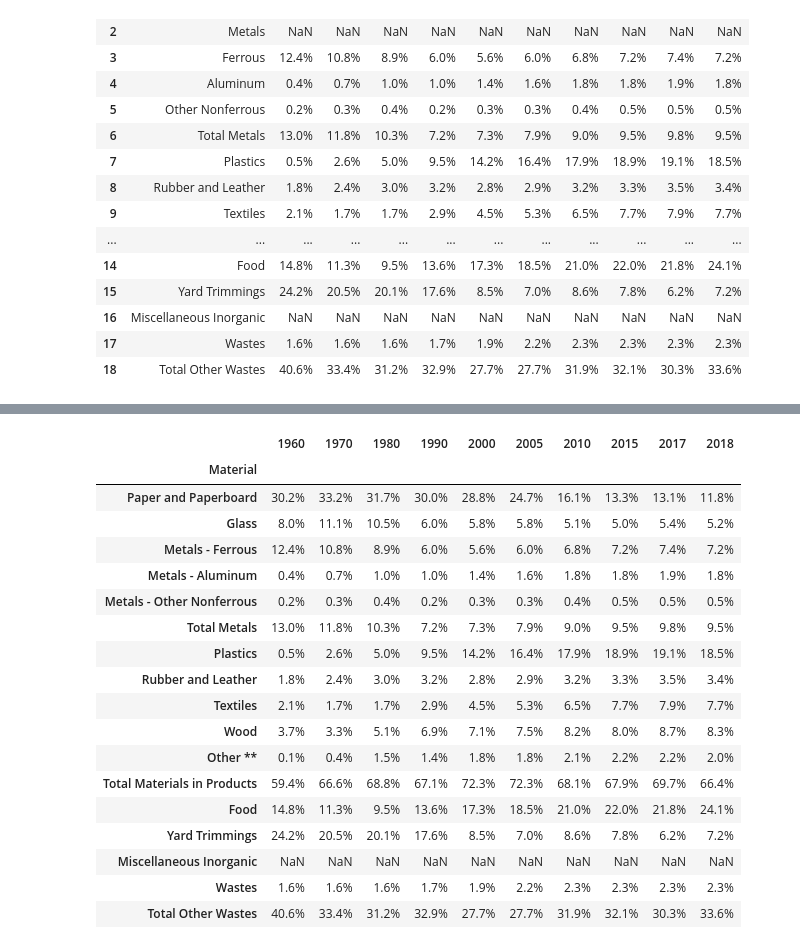
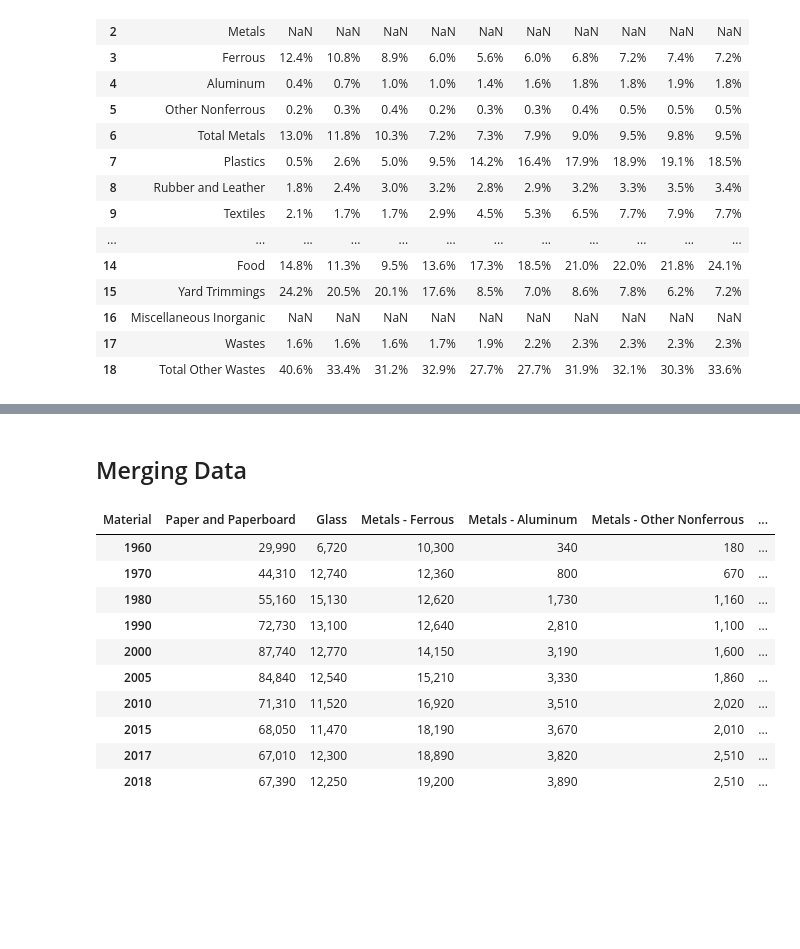
Before and after one commit to nonlocal-lia/food_waste, a Jupyter notebook: data/extract_data.ipynb, the cells around one changed output, grey strips where cells are left out. Cells and saved outputs as stored; diff of their text form; code cells hidden in the pictures; blank space fills up the shorter version.

Commit message:
merged data

```diff
--- a/data/extract_data.ipynb
+++ b/data/extract_data.ipynb
@@ -813,25 +877,18 @@ landfilled_percent.columns = column_names
-# %%
-landfilled_percent.set_index('Material', inplace=True)
-landfilled_percent
-# %% [output]
-|  | 1960 | 1970 | 1980 | 1990 | 2000 | 2005 | 2010 | 2015 | 2017 | 2018 |
-| Material |  |  |  |  |  |  |  |  |  |  |
-| Paper and Paperboard | 30.2% | 33.2% | 31.7% | 30.0% | 28.8% | 24.7% | 16.1% | 13.3% | 13.1% | 11.8% |
-| Glass | 8.0% | 11.1% | 10.5% | 6.0% | 5.8% | 5.8% | 5.1% | 5.0% | 5.4% | 5.2% |
-| Metals - Ferrous | 12.4% | 10.8% | 8.9% | 6.0% | 5.6% | 6.0% | 6.8% | 7.2% | 7.4% | 7.2% |
-| Metals - Aluminum | 0.4% | 0.7% | 1.0% | 1.0% | 1.4% | 1.6% | 1.8% | 1.8% | 1.9% | 1.8% |
-| Metals - Other Nonferrous | 0.2% | 0.3% | 0.4% | 0.2% | 0.3% | 0.3% | 0.4% | 0.5% | 0.5% | 0.5% |
-| Total Metals | 13.0% | 11.8% | 10.3% | 7.2% | 7.3% | 7.9% | 9.0% | 9.5% | 9.8% | 9.5% |
-| Plastics | 0.5% | 2.6% | 5.0% | 9.5% | 14.2% | 16.4% | 17.9% | 18.9% | 19.1% | 18.5% |
-| Rubber and Leather | 1.8% | 2.4% | 3.0% | 3.2% | 2.8% | 2.9% | 3.2% | 3.3% | 3.5% | 3.4% |
-| Textiles | 2.1% | 1.7% | 1.7% | 2.9% | 4.5% | 5.3% | 6.5% | 7.7% | 7.9% | 7.7% |
-| Wood | 3.7% | 3.3% | 5.1% | 6.9% | 7.1% | 7.5% | 8.2% | 8.0% | 8.7% | 8.3% |
-| Other ** | 0.1% | 0.4% | 1.5% | 1.4% | 1.8% | 1.8% | 2.1% | 2.2% | 2.2% | 2.0% |
-| Total Materials in Products | 59.4% | 66.6% | 68.8% | 67.1% | 72.3% | 72.3% | 68.1% | 67.9% | 69.7% | 66.4% |
-| Food | 14.8% | 11.3% | 9.5% | 13.6% | 17.3% | 18.5% | 21.0% | 22.0% | 21.8% | 24.1% |
-| Yard Trimmings | 24.2% | 20.5% | 20.1% | 17.6% | 8.5% | 7.0% | 8.6% | 7.8% | 6.2% | 7.2% |
-| Miscellaneous Inorganic | NaN | NaN | NaN | NaN | NaN | NaN | NaN | NaN | NaN | NaN |
-| Wastes | 1.6% | 1.6% | 1.6% | 1.7% | 1.9% | 2.2% | 2.3% | 2.3% | 2.3% | 2.3% |
-| Total Other Wastes | 40.6% | 33.4% | 31.2% | 32.9% | 27.7% | 27.7% | 31.9% | 32.1% | 30.3% | 33.6% |
 # %%
 landfilled_percent.to_csv("percent_landfilled_table.csv")
+# %% [markdown]
+## Merging Data
+# %%
+generated_absolute = generated_absolute.T
+# %% [output]
+| Material | Paper and Paperboard | Glass | Metals - Ferrous | Metals - Aluminum | Metals - Other Nonferrous | ... |
+| 1960 | 29,990 | 6,720 | 10,300 | 340 | 180 | ... |
+| 1970 | 44,310 | 12,740 | 12,360 | 800 | 670 | ... |
+| 1980 | 55,160 | 15,130 | 12,620 | 1,730 | 1,160 | ... |
+| 1990 | 72,730 | 13,100 | 12,640 | 2,810 | 1,100 | ... |
+| 2000 | 87,740 | 12,770 | 14,150 | 3,190 | 1,600 | ... |
+| 2005 | 84,840 | 12,540 | 15,210 | 3,330 | 1,860 | ... |
+| 2010 | 71,310 | 11,520 | 16,920 | 3,510 | 2,020 | ... |
+| 2015 | 68,050 | 11,470 | 18,190 | 3,670 | 2,010 | ... |
+| 2017 | 67,010 | 12,300 | 18,890 | 3,820 | 2,510 | ... |
+| 2018 | 67,390 | 12,250 | 19,200 | 3,890 | 2,510 | ... |
```
Also changed, not shown: parts of 52 cells of this notebook, 5 other files.
